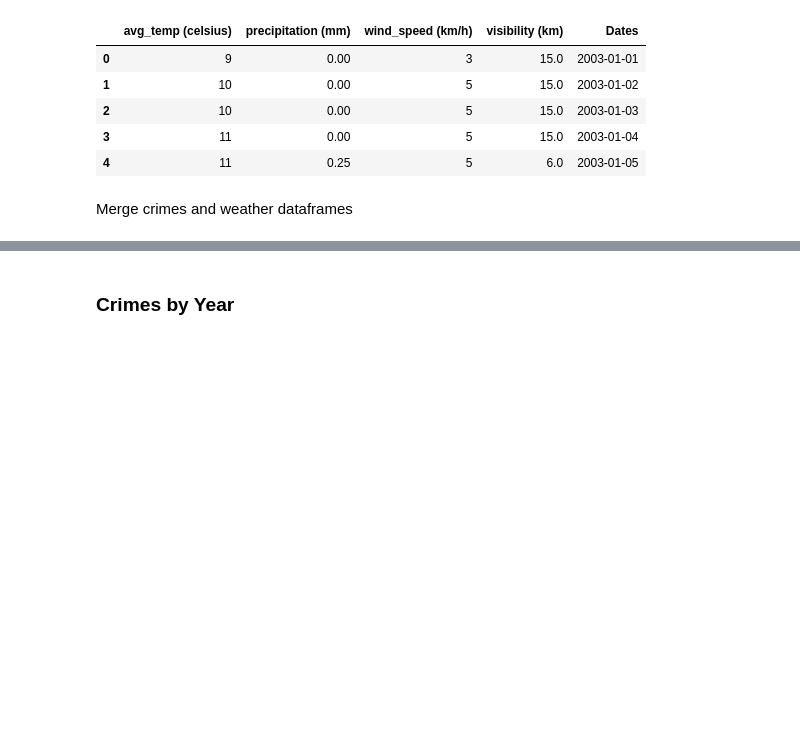
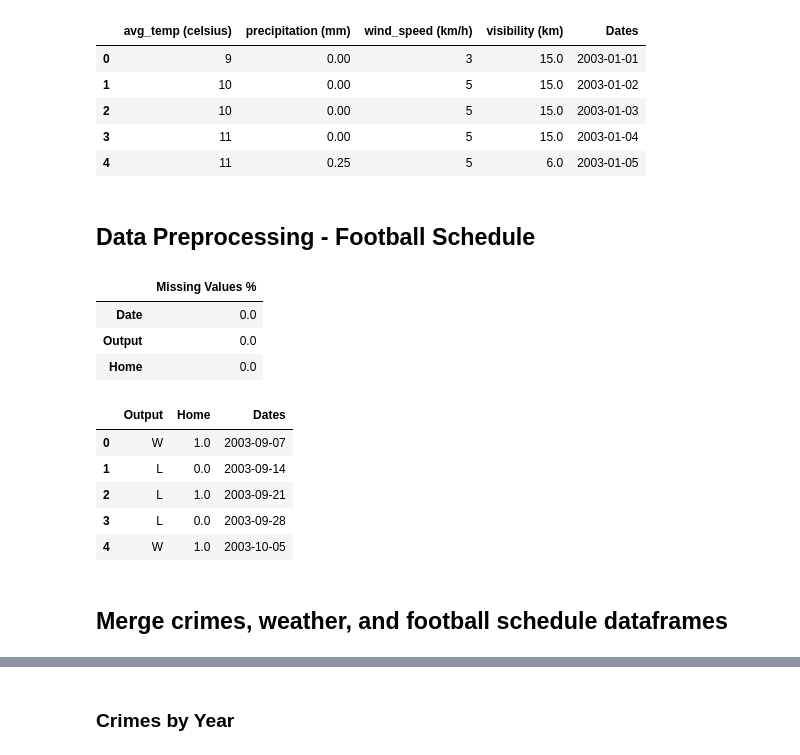
Before and after one commit to fescobar96/Crime-Prediction-in-San-Francisco, a Jupyter notebook: EDA.ipynb, the cells around one changed output, grey strips where cells are left out. Drawn from its saved outputs; the diff is of its cells as text; code cells hidden in the pictures; blank space fills up the shorter version.

Commit message:
Merge all dataframes

```diff
--- a/EDA.ipynb
+++ b/EDA.ipynb
@@ -112,8 +112,30 @@ weather.head()
 | 2 | 10 | 0.00 | 5 | 15.0 | 2003-01-03 |
 | 3 | 11 | 0.00 | 5 | 15.0 | 2003-01-04 |
 | 4 | 11 | 0.25 | 5 | 6.0 | 2003-01-05 |
+# %% [markdown]
+## **Data Preprocessing - Football Schedule**
+# %%
+football_missing = pd.DataFrame(football.isnull().mean()*100, columns=["Missing Values %"])
+football_missing
+# %% [output]
+|  | Missing Values % |
+| Date | 0.0 |
+| Output | 0.0 |
+| Home | 0.0 |
+# %%
+football["Dates"] = pd.to_datetime(football["Date"])
+football.drop(columns=["Date"], inplace=True)
+# %%
+football.head()
+# %% [output]
+|  | Output | Home | Dates |
+| 0 | W | 1.0 | 2003-09-07 |
+| 1 | L | 0.0 | 2003-09-14 |
+| 2 | L | 1.0 | 2003-09-21 |
+| 3 | L | 0.0 | 2003-09-28 |
+| 4 | W | 1.0 | 2003-10-05 |
 # %% [markdown]
-Merge crimes and weather dataframes
+## **Merge crimes, weather, and football schedule dataframes**
 # %%
 data=pd.merge(crimes, weather, how="left", on="Dates")
 data["Dates"] = pd.to_datetime(data["Dates"])
```
Also changed, not shown: parts of 4 cells of this notebook.
